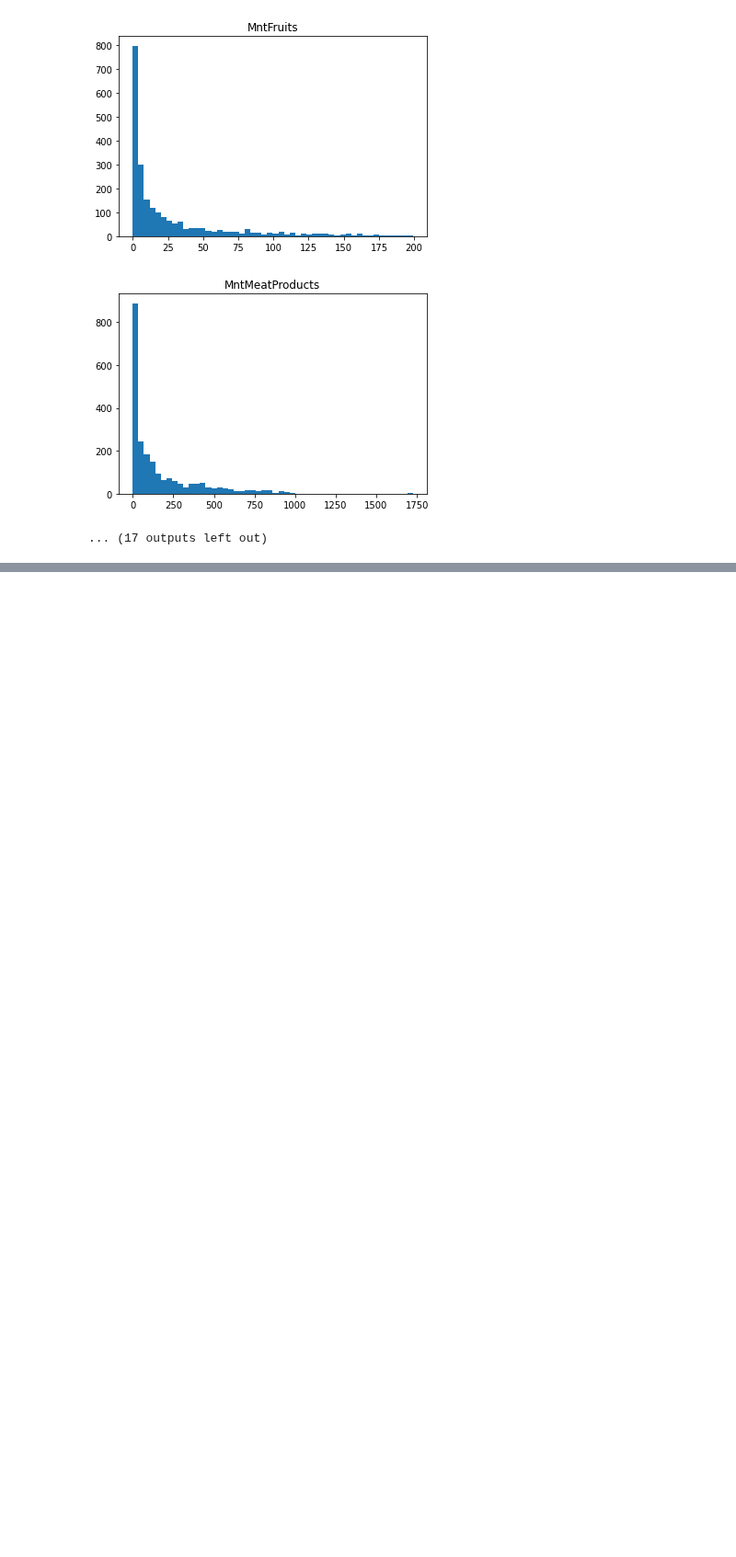
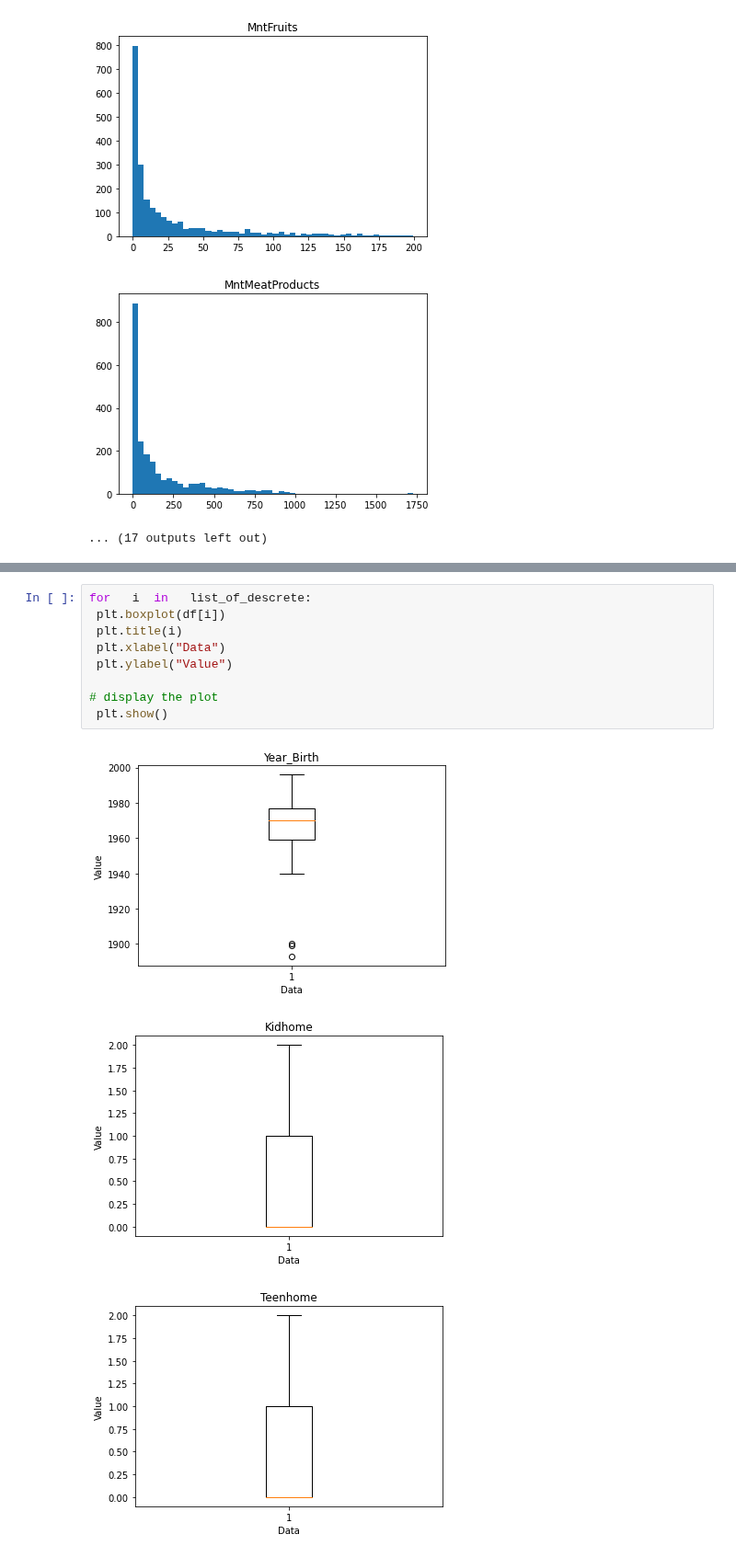
Before and after one commit to sashaTen/exploretary_data_analysis_in_marketing, a Jupyter notebook: Untitled1.ipynb, the cells around one changed output, grey strips where cells are left out. Shown at 92% size. Drawn from its saved outputs; the diff is of its cells as text; blank space fills up the shorter version.

```diff
--- a/Untitled1.ipynb
+++ b/Untitled1.ipynb
@@ -180,0 +149,13 @@ Name: Income, Length: 2240, dtype: float64
+# %%
+for   i  in   list_of_descrete:
+ plt.boxplot(df[i])
+ plt.title(i)
+ plt.xlabel("Data")
+ plt.ylabel("Value")
+
+# display the plot
+ plt.show()
+# %% [output]
+[figure, added]
+[figure, added]
+[figure, added]
```
Also changed, not shown: parts of 11 cells of this notebook.
